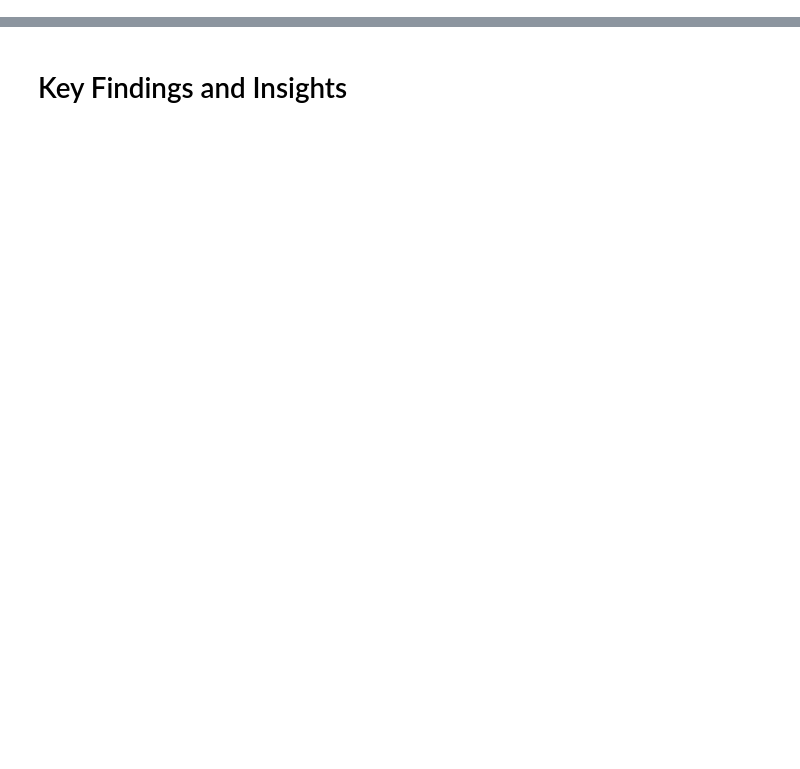
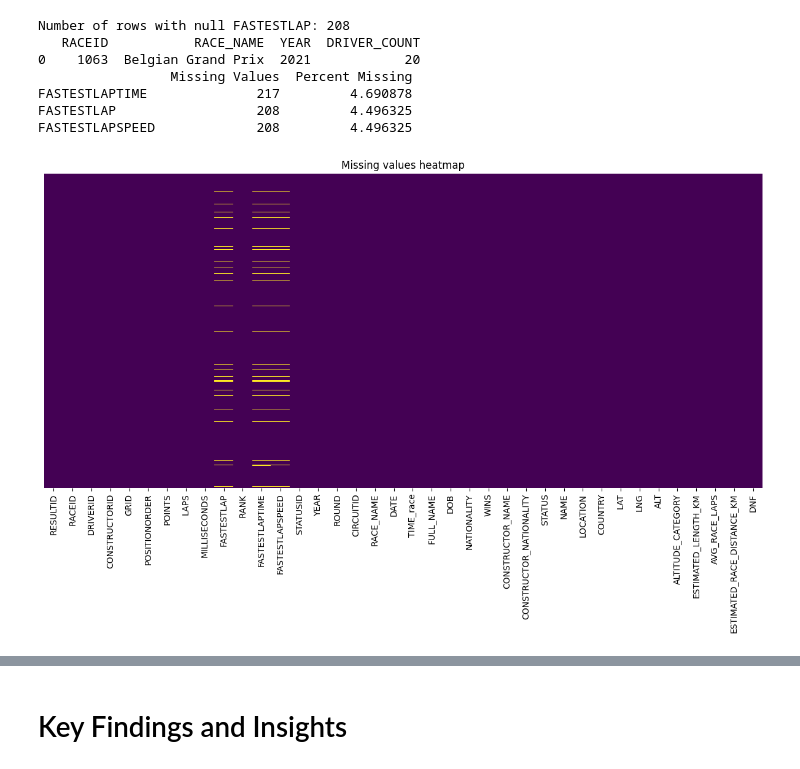
Before and after one commit to emilynagle2/Datathon, a Jupyter notebook: Notebooks/report.ipynb, the cells around one changed output, grey strips where cells are left out. Cells and saved outputs as stored; diff of their text form; code cells hidden in the pictures; blank space fills up the shorter version.

```diff
--- a/Notebooks/report.ipynb
+++ b/Notebooks/report.ipynb
@@ -24,0 +306,53 @@ see task a_b masterdataset, lets add this in pitstops and laptimes if needed als
+# %%
+print(f'Number of rows with null FASTESTLAP: {len( filter_df[filter_df['FASTESTLAP'].isnull()])}')
+
+
+races_with_all_null_fastlap = filter_df.groupby(['RACEID', 'RACE_NAME', 'YEAR']).apply(
+    lambda group: group['FASTESTLAP'].isnull().all()
+).reset_index()
+
+# Rename the result column
+races_with_all_null_fastlap = races_with_all_null_fastlap.rename(columns={0: 'ALL_NULL_FASTLAP'})
+
+# Filter to only show races where all drivers have null FASTESTLAP
+races_with_all_null_fastlap = races_with_all_null_fastlap[races_with_all_null_fastlap['ALL_NULL_FASTLAP']]
+
+# Check how many drivers were in each of these races
+race_counts = filter_df[filter_df['RACEID'].isin(races_with_all_null_fastlap['RACEID'])].groupby(
+    ['RACEID', 'RACE_NAME', 'YEAR']
+).size().reset_index(name='DRIVER_COUNT')
+
+print(race_counts.sort_values('YEAR'))
+
+# for each race, grab posorder as 1 and check status is finished, grab the number of laps completed.
+# if milliseconds is null fill with 0
+
+winners = filter_df[(filter_df['POSITIONORDER'] == 1) &( filter_df['STATUSID'] == 1)].copy()
+race_winner_laps = winners[['RACEID', 'LAPS']].set_index('RACEID')['LAPS'].to_dict()
+
+def determine_dnf(row):
+    winner_laps = race_winner_laps.get(row['RACEID'])
+
+    if pd.isnull(row['MILLISECONDS']) and row['LAPS'] < winner_laps:
+        return True
+    elif row['STATUS'] != 'Finished' and not str(row['STATUS']).strip().startswith('+'):
+        return True
+    else:
+        return False
+
+# Apply the function to create/update DNF column
+filter_df['DNF'] = filter_df.apply(determine_dnf, axis=1)
+
+# Step 3: Set milliseconds to 0 for DNF races
+filter_df.loc[filter_df['DNF'] == 1, 'MILLISECONDS'] = 0
+
+missing_vals_analysis(filter_df)
+# %% [output]
+Number of rows with null FASTESTLAP: 208
+   RACEID           RACE_NAME  YEAR  DRIVER_COUNT
+0    1063  Belgian Grand Prix  2021            20
+                 Missing Values  Percent Missing
+FASTESTLAPTIME              217         4.690878
+FASTESTLAP                  208         4.496325
+FASTESTLAPSPEED             208         4.496325
+[figure, added]
```
Also changed, not shown: parts of 37 cells of this notebook.
